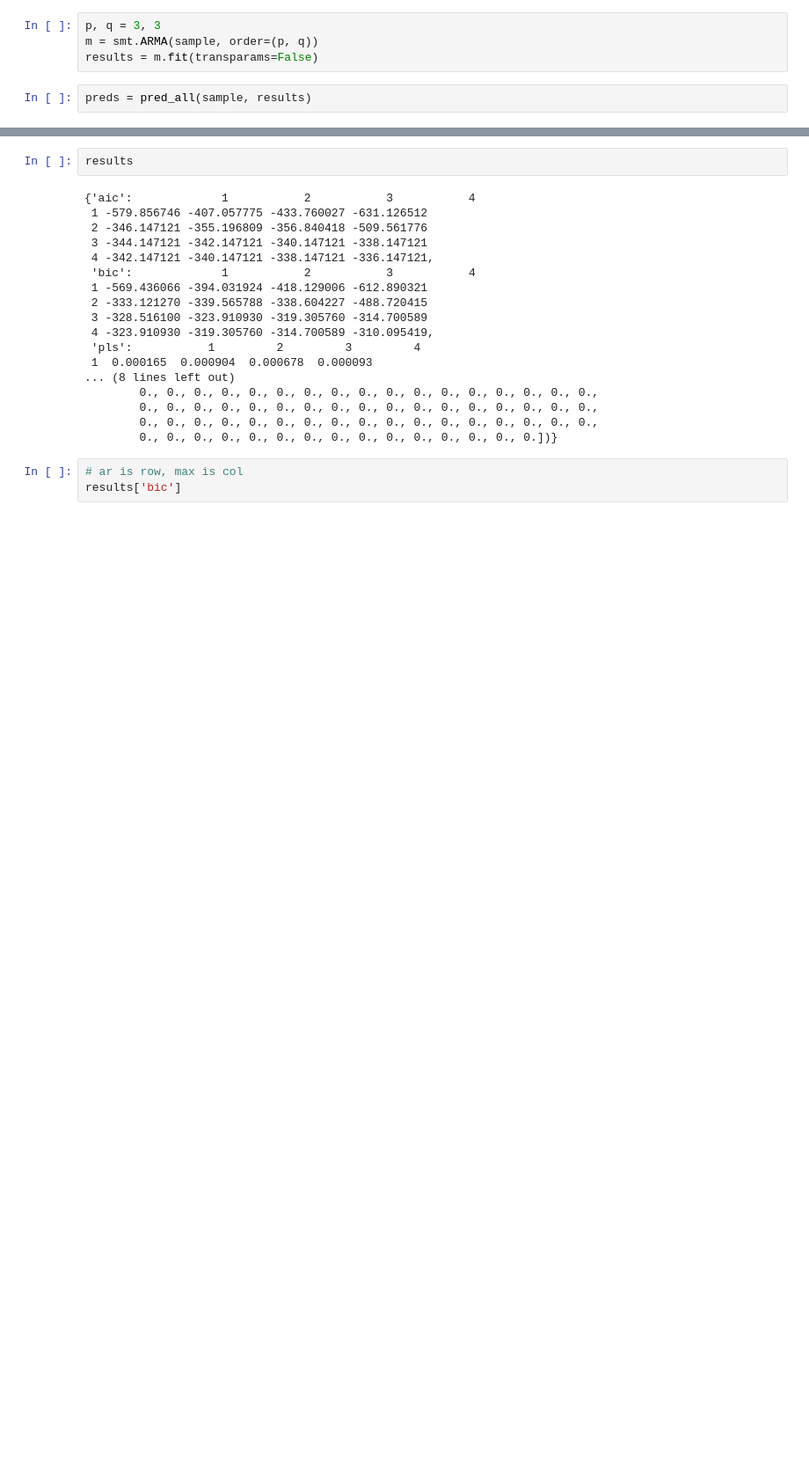
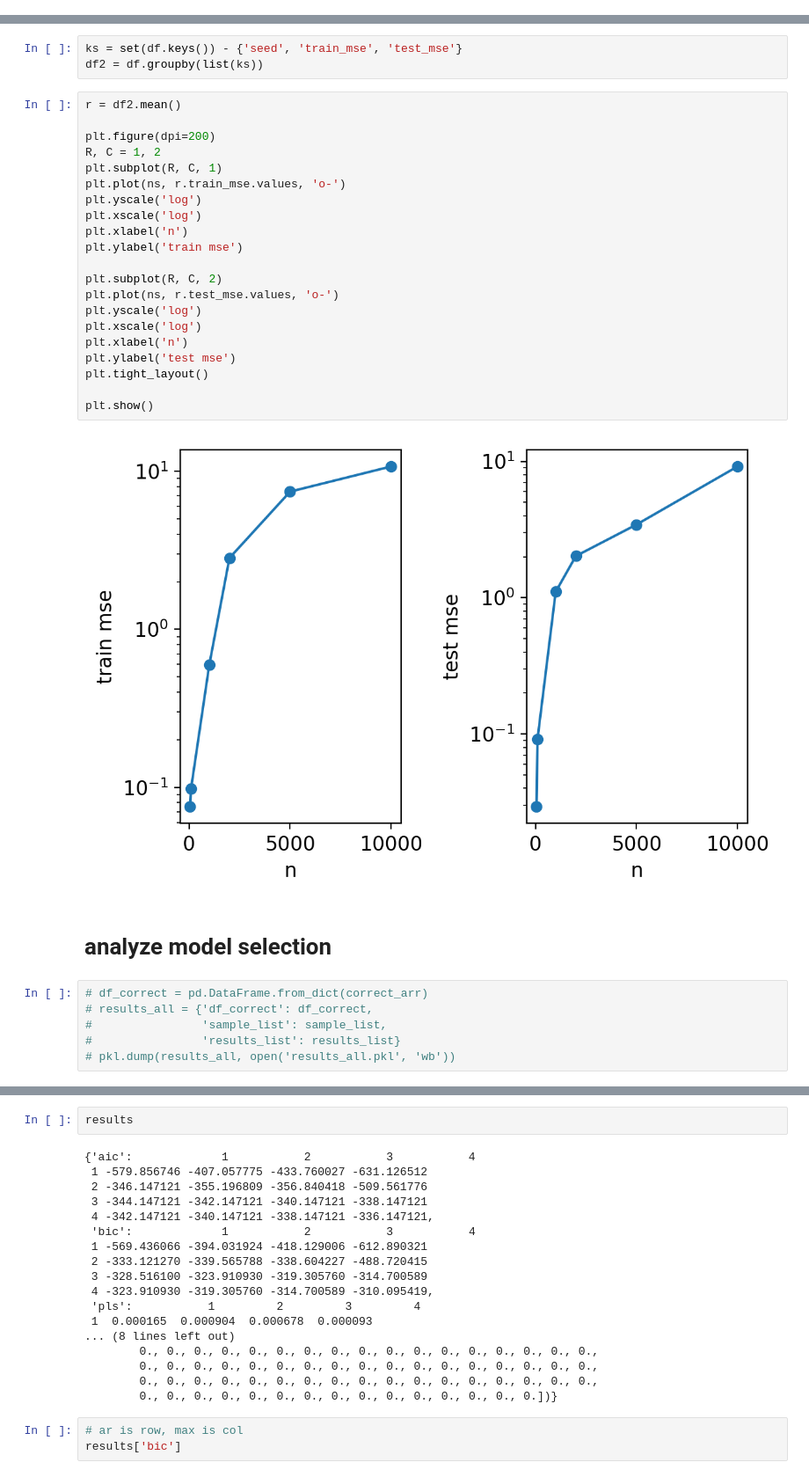
Before and after one commit to csinva/dnn-experiments, a Jupyter notebook: time_series/arma.ipynb, the cells around one changed output, grey strips where cells are left out. Shown: that part at 88% size. Saved outputs shown, nothing was run; the diff lists cells and outputs as text; blank space fills up the shorter version.

Commit message:
arma fit vary n

```diff
--- a/time_series/arma.ipynb
+++ b/time_series/arma.ipynb
@@ -52,6 +51,0 @@ plt.show()
-# %%
-p, q = 3, 3
-m = smt.ARMA(sample, order=(p, q))
-results = m.fit(transparams=False)
-# %%
-preds = pred_all(sample, results)
@@ -142,0 +108,34 @@ df_correct = pd.DataFrame.from_dict(correct_arr)
+# %%
+ks = set(df.keys()) - {'seed', 'train_mse', 'test_mse'}
+df2 = df.groupby(list(ks))
+# %%
+r = df2.mean()
+
+plt.figure(dpi=200)
+R, C = 1, 2
+plt.subplot(R, C, 1)
+plt.plot(ns, r.train_mse.values, 'o-')
+plt.yscale('log')
+plt.xscale('log')
+plt.xlabel('n')
+plt.ylabel('train mse')
+
+plt.subplot(R, C, 2)
+plt.plot(ns, r.test_mse.values, 'o-')
+plt.yscale('log')
+plt.xscale('log')
+plt.xlabel('n')
+plt.ylabel('test mse')
+plt.tight_layout()
+
+plt.show()
+# %% [output]
+[figure, added]
+# %% [markdown]
+# analyze model selection
+# %%
+# df_correct = pd.DataFrame.from_dict(correct_arr)
+# results_all = {'df_correct': df_correct,
+#                'sample_list': sample_list,
+#                'results_list': results_list}
+# pkl.dump(results_all, open('results_all.pkl', 'wb'))
```
Also changed, not shown: parts of 14 cells of this notebook, 1 other file.
